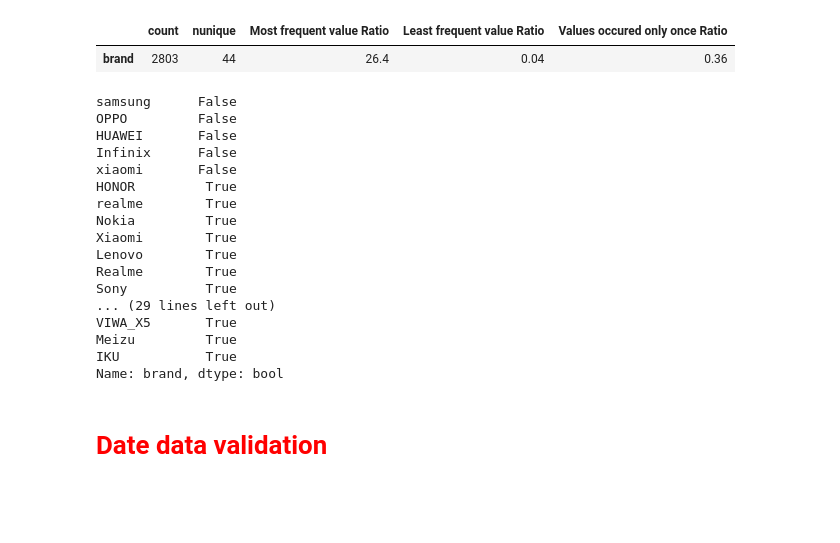
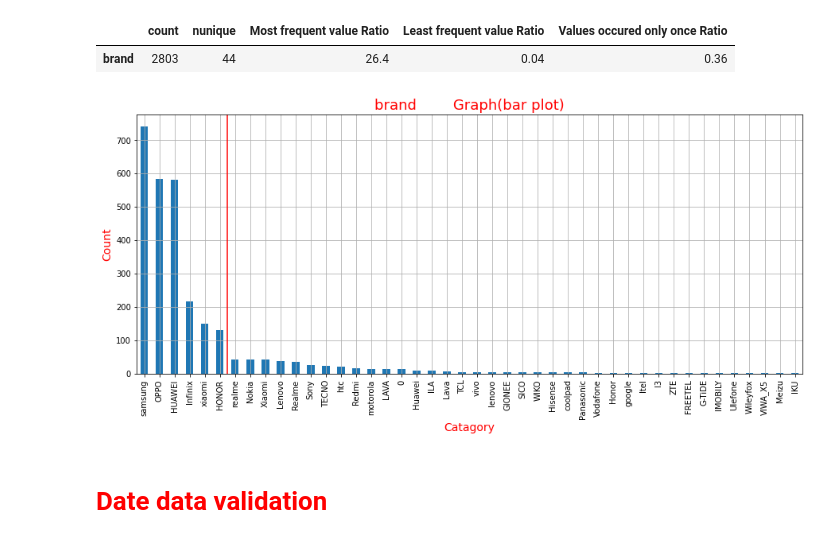
Before and after one commit to amirsaleem1990/Machine-learning, a Jupyter notebook: EDA-in-python/Untitled.ipynb, the cells around one changed output. Saved outputs shown, nothing was run; the diff lists cells and outputs as text; code cells hidden in the pictures; blank space fills up the shorter version.

```diff
--- a/EDA-in-python/Untitled.ipynb
+++ b/EDA-in-python/Untitled.ipynb
@@ -250,28 +250,13 @@ catagorical_summary
 # %%
 for cat_variable in catagorical_cols:
     df[cat_variable].value_counts().plot.bar(figsize=(15,6), grid=True);
     plt.title(cat_variable + "        Graph(bar plot)", size=18, color='r');
     plt.xlabel("Catagory", size=14, color='r');
     plt.ylabel("Count", size=14, color='r');
-# df[cat_variable].value_counts() / len(df) <= 0.05
+    plt.axvline(x=(~(df[cat_variable].value_counts() / len(df) <= 0.1)).sum()+.5, color='red');
+    plt.axvline(x=(~(df[cat_variable].value_counts() / len(df) <= 0.05)).sum()+.5, color='red');
 # %% [output]
-samsung      False
-OPPO         False
-HUAWEI       False
-Infinix      False
-xiaomi       False
-HONOR         True
-realme        True
-Nokia         True
-Xiaomi        True
-Lenovo        True
-Realme        True
-Sony          True
-... (29 lines left out)
-VIWA_X5       True
-Meizu         True
-IKU           True
-Name: brand, dtype: bool
+[figure, added]
 # %% [markdown]
 # <font color='red'>Date data validation<font>
 # %%
```
